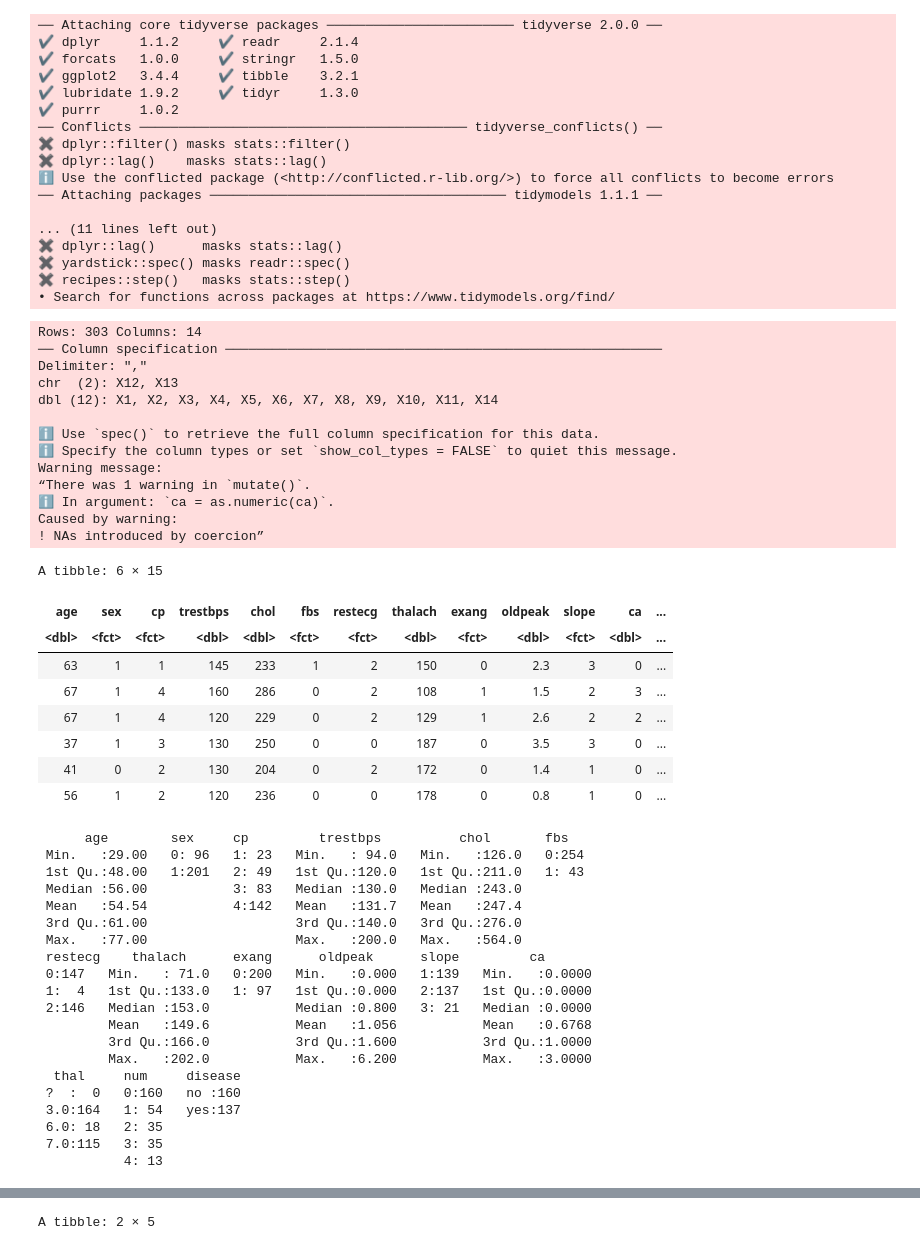
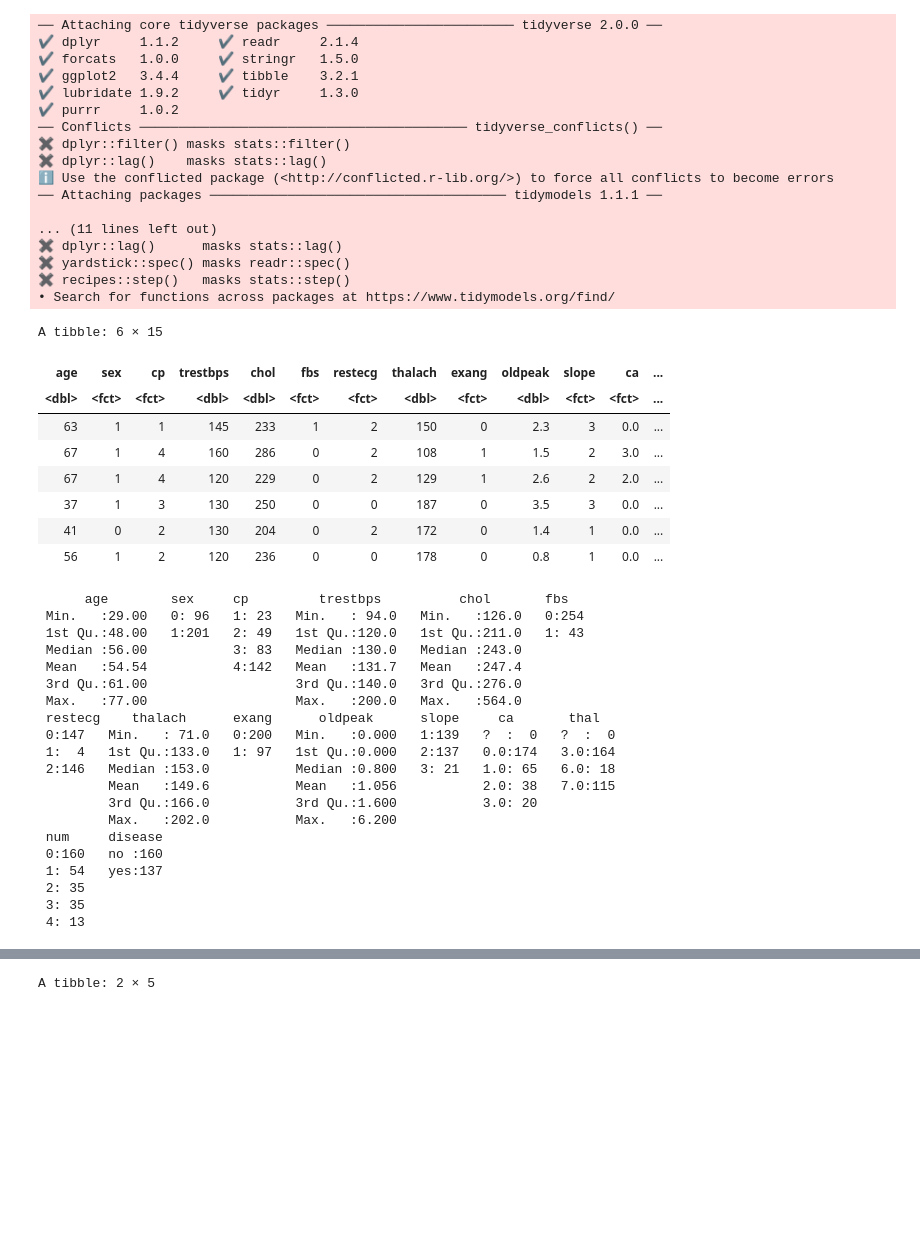
Before and after one commit to auraaaaura/dsci-100-2023-group-44, a Jupyter notebook: code part.ipynb, the cells around one changed output, grey strips where cells are left out. Drawn from its saved outputs; the diff is of its cells as text; code cells hidden in the pictures; blank space fills up the shorter version.

```diff
--- a/code part.ipynb
+++ b/code part.ipynb
@@ -25,63 +25,50 @@ library(repr)
 # %%
 # set the seed
 set.seed(1)
 # load data and data wrangling
-heart <- read_csv("processed.cleveland.data", col_names = FALSE)
+heart <- read_csv("processed.cleveland.data", col_names = FALSE, show_col_types = FALSE)
 colnames(heart) <- c("age", "sex", "cp", "trestbps", "chol", "fbs", "restecg",
                      "thalach", "exang", "oldpeak", "slope", "ca", "thal", "num")
 heart <- heart |>
     mutate(disease = as.factor(case_when(num == 0 ~ 'no', num > 0 ~ 'yes'))) |>
     mutate(sex = as.factor(sex), cp = as.factor(cp), fbs = as.factor(fbs),
            restecg = as.factor(restecg), exang = as.factor(exang), slope = as.factor(slope),
-           ca = as.numeric(ca), thal = as.factor(thal), num = as.factor(num))
+           ca = as.factor(ca), thal = as.factor(thal), num = as.factor(num))
 heart[heart == "?"] <- NA
 # remove missing values
 heart <- na.omit(heart)
 head(heart)
 summary(heart)
 # %% [output]
-Rows: 303 Columns: 14
-── Column specification ────────────────────────────────────────────────────────
-Delimiter: ","
-chr  (2): X12, X13
-dbl (12): X1, X2, X3, X4, X5, X6, X7, X8, X9, X10, X11, X14
-
-ℹ Use `spec()` to retrieve the full column specification for this data.
-ℹ Specify the column types or set `show_col_types = FALSE` to quiet this message.
-Warning message:
-“There was 1 warning in `mutate()`.
-ℹ In argument: `ca = as.numeric(ca)`.
-Caused by warning:
-! NAs introduced by coercion”
+A tibble: 6 × 15
+| age | sex | cp | trestbps | chol | fbs | restecg | thalach | exang | oldpeak | slope | ca | ... |
+| <dbl> | <fct> | <fct> | <dbl> | <dbl> | <fct> | <fct> | <dbl> | <fct> | <dbl> | <fct> | <fct> | ... |
+| 63 | 1 | 1 | 145 | 233 | 1 | 2 | 150 | 0 | 2.3 | 3 | 0.0 | ... |
+| 67 | 1 | 4 | 160 | 286 | 0 | 2 | 108 | 1 | 1.5 | 2 | 3.0 | ... |
+| 67 | 1 | 4 | 120 | 229 | 0 | 2 | 129 | 1 | 2.6 | 2 | 2.0 | ... |
+| 37 | 1 | 3 | 130 | 250 | 0 | 0 | 187 | 0 | 3.5 | 3 | 0.0 | ... |
+| 41 | 0 | 2 | 130 | 204 | 0 | 2 | 172 | 0 | 1.4 | 1 | 0.0 | ... |
+| 56 | 1 | 2 | 120 | 236 | 0 | 0 | 178 | 0 | 0.8 | 1 | 0.0 | ... |
-A tibble: 6 × 15
+      age        sex     cp         trestbps          chol       fbs
+ Min.   :29.00   0: 96   1: 23   Min.   : 94.0   Min.   :126.0   0:254
+ 1st Qu.:48.00   1:201   2: 49   1st Qu.:120.0   1st Qu.:211.0   1: 43
+ Median :56.00           3: 83   Median :130.0   Median :243.0
+ Mean   :54.54           4:142   Mean   :131.7   Mean   :247.4
+ 3rd Qu.:61.00                   3rd Qu.:140.0   3rd Qu.:276.0
+ Max.   :77.00                   Max.   :200.0   Max.   :564.0
+ restecg    thalach      exang      oldpeak      slope     ca       thal
+ 0:147   Min.   : 71.0   0:200   Min.   :0.000   1:139   ?  :  0   ?  :  0
+ 1:  4   1st Qu.:133.0   1: 97   1st Qu.:0.000   2:137   0.0:174   3.0:164
+ 2:146   Median :153.0           Median :0.800   3: 21   1.0: 65   6.0: 18
+         Mean   :149.6           Mean   :1.056           2.0: 38   7.0:115
+         3rd Qu.:166.0           3rd Qu.:1.600           3.0: 20
+         Max.   :202.0           Max.   :6.200
+ num     disease
+ 0:160   no :160
+ 1: 54   yes:137
+ 2: 35
+ 3: 35
+ 4: 13
-| age | sex | cp | trestbps | chol | fbs | restecg | thalach | exang | oldpeak | slope | ca | ... |
-| <dbl> | <fct> | <fct> | <dbl> | <dbl> | <fct> | <fct> | <dbl> | <fct> | <dbl> | <fct> | <dbl> | ... |
-| 63 | 1 | 1 | 145 | 233 | 1 | 2 | 150 | 0 | 2.3 | 3 | 0 | ... |
-| 67 | 1 | 4 | 160 | 286 | 0 | 2 | 108 | 1 | 1.5 | 2 | 3 | ... |
-| 67 | 1 | 4 | 120 | 229 | 0 | 2 | 129 | 1 | 2.6 | 2 | 2 | ... |
-| 37 | 1 | 3 | 130 | 250 | 0 | 0 | 187 | 0 | 3.5 | 3 | 0 | ... |
-| 41 | 0 | 2 | 130 | 204 | 0 | 2 | 172 | 0 | 1.4 | 1 | 0 | ... |
-| 56 | 1 | 2 | 120 | 236 | 0 | 0 | 178 | 0 | 0.8 | 1 | 0 | ... |
-      age        sex     cp         trestbps          chol       fbs
- Min.   :29.00   0: 96   1: 23   Min.   : 94.0   Min.   :126.0   0:254
- 1st Qu.:48.00   1:201   2: 49   1st Qu.:120.0   1st Qu.:211.0   1: 43
- Median :56.00           3: 83   Median :130.0   Median :243.0
- Mean   :54.54           4:142   Mean   :131.7   Mean   :247.4
- 3rd Qu.:61.00                   3rd Qu.:140.0   3rd Qu.:276.0
- Max.   :77.00                   Max.   :200.0   Max.   :564.0
- restecg    thalach      exang      oldpeak      slope         ca
- 0:147   Min.   : 71.0   0:200   Min.   :0.000   1:139   Min.   :0.0000
- 1:  4   1st Qu.:133.0   1: 97   1st Qu.:0.000   2:137   1st Qu.:0.0000
- 2:146   Median :153.0           Median :0.800   3: 21   Median :0.0000
-         Mean   :149.6           Mean   :1.056           Mean   :0.6768
-         3rd Qu.:166.0           3rd Qu.:1.600           3rd Qu.:1.0000
-         Max.   :202.0           Max.   :6.200           Max.   :3.0000
-  thal     num     disease
- ?  :  0   0:160   no :160
- 3.0:164   1: 54   yes:137
- 6.0: 18   2: 35
- 7.0:115   3: 35
-           4: 13
 # %%
 # split data
 heart_split <- initial_split(heart, prop = 0.75, strata = disease)
```
Also changed, not shown: parts of 1 cell of this notebook.
